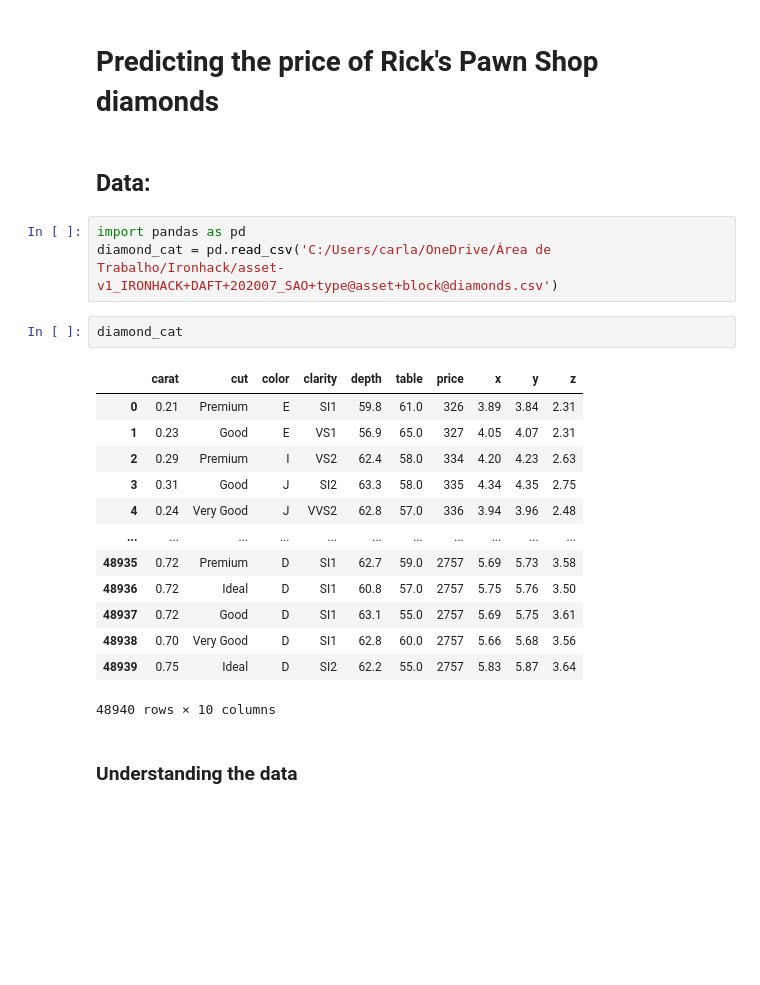
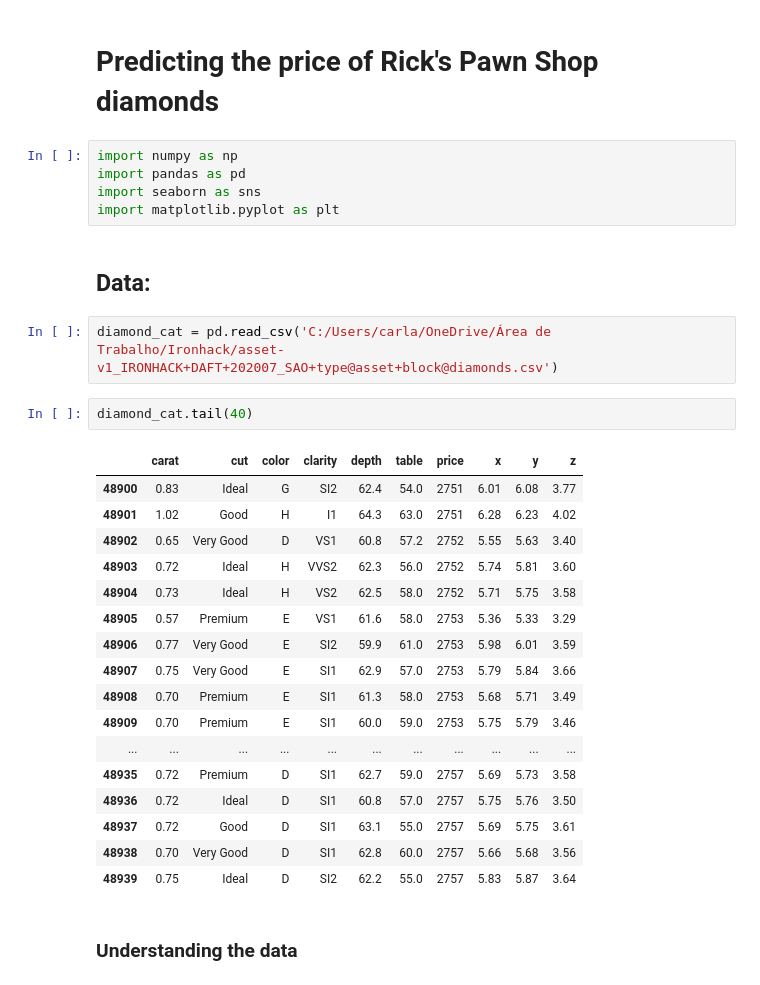
Before and after one commit to carlarbj/pricing_diamonds, a Jupyter notebook: diamond_price_prediction.ipynb, the cells around one changed output. Saved outputs shown, nothing was run; the diff lists cells and outputs as text; blank space fills up the shorter version.

```diff
--- a/diamond_price_prediction.ipynb
+++ b/diamond_price_prediction.ipynb
@@ -1,25 +1,33 @@
 # %% [markdown]
 # Predicting the price of Rick's Pawn Shop diamonds
+# %%
+import numpy as np
+import pandas as pd
+import seaborn as sns
+import matplotlib.pyplot as plt
 # %% [markdown]
 ## Data:
 # %%
-import pandas as pd
 diamond_cat = pd.read_csv('C:/Users/carla/OneDrive/Área de Trabalho/Ironhack/asset-v1_IRONHACK+DAFT+202007_SAO+type@asset+block@diamonds.csv')
 # %%
-diamond_cat
+diamond_cat.tail(40)
 # %% [output]
 |  | carat | cut | color | clarity | depth | table | price | x | y | z |
-| 0 | 0.21 | Premium | E | SI1 | 59.8 | 61.0 | 326 | 3.89 | 3.84 | 2.31 |
-| 1 | 0.23 | Good | E | VS1 | 56.9 | 65.0 | 327 | 4.05 | 4.07 | 2.31 |
-| 2 | 0.29 | Premium | I | VS2 | 62.4 | 58.0 | 334 | 4.20 | 4.23 | 2.63 |
-| 3 | 0.31 | Good | J | SI2 | 63.3 | 58.0 | 335 | 4.34 | 4.35 | 2.75 |
-| 4 | 0.24 | Very Good | J | VVS2 | 62.8 | 57.0 | 336 | 3.94 | 3.96 | 2.48 |
+| 48900 | 0.83 | Ideal | G | SI2 | 62.4 | 54.0 | 2751 | 6.01 | 6.08 | 3.77 |
+| 48901 | 1.02 | Good | H | I1 | 64.3 | 63.0 | 2751 | 6.28 | 6.23 | 4.02 |
+| 48902 | 0.65 | Very Good | D | VS1 | 60.8 | 57.2 | 2752 | 5.55 | 5.63 | 3.40 |
+| 48903 | 0.72 | Ideal | H | VVS2 | 62.3 | 56.0 | 2752 | 5.74 | 5.81 | 3.60 |
+| 48904 | 0.73 | Ideal | H | VS2 | 62.5 | 58.0 | 2752 | 5.71 | 5.75 | 3.58 |
+| 48905 | 0.57 | Premium | E | VS1 | 61.6 | 58.0 | 2753 | 5.36 | 5.33 | 3.29 |
+| 48906 | 0.77 | Very Good | E | SI2 | 59.9 | 61.0 | 2753 | 5.98 | 6.01 | 3.59 |
+| 48907 | 0.75 | Very Good | E | SI1 | 62.9 | 57.0 | 2753 | 5.79 | 5.84 | 3.66 |
+| 48908 | 0.70 | Premium | E | SI1 | 61.3 | 58.0 | 2753 | 5.68 | 5.71 | 3.49 |
+| 48909 | 0.70 | Premium | E | SI1 | 60.0 | 59.0 | 2753 | 5.75 | 5.79 | 3.46 |
 | ... | ... | ... | ... | ... | ... | ... | ... | ... | ... | ... |
 | 48935 | 0.72 | Premium | D | SI1 | 62.7 | 59.0 | 2757 | 5.69 | 5.73 | 3.58 |
 | 48936 | 0.72 | Ideal | D | SI1 | 60.8 | 57.0 | 2757 | 5.75 | 5.76 | 3.50 |
 | 48937 | 0.72 | Good | D | SI1 | 63.1 | 55.0 | 2757 | 5.69 | 5.75 | 3.61 |
 | 48938 | 0.70 | Very Good | D | SI1 | 62.8 | 60.0 | 2757 | 5.66 | 5.68 | 3.56 |
 | 48939 | 0.75 | Ideal | D | SI2 | 62.2 | 55.0 | 2757 | 5.83 | 5.87 | 3.64 |
-48940 rows × 10 columns
 # %% [markdown]
 ### Understanding the data
```
Also changed, not shown: parts of 7 cells of this notebook, 1 other file.
